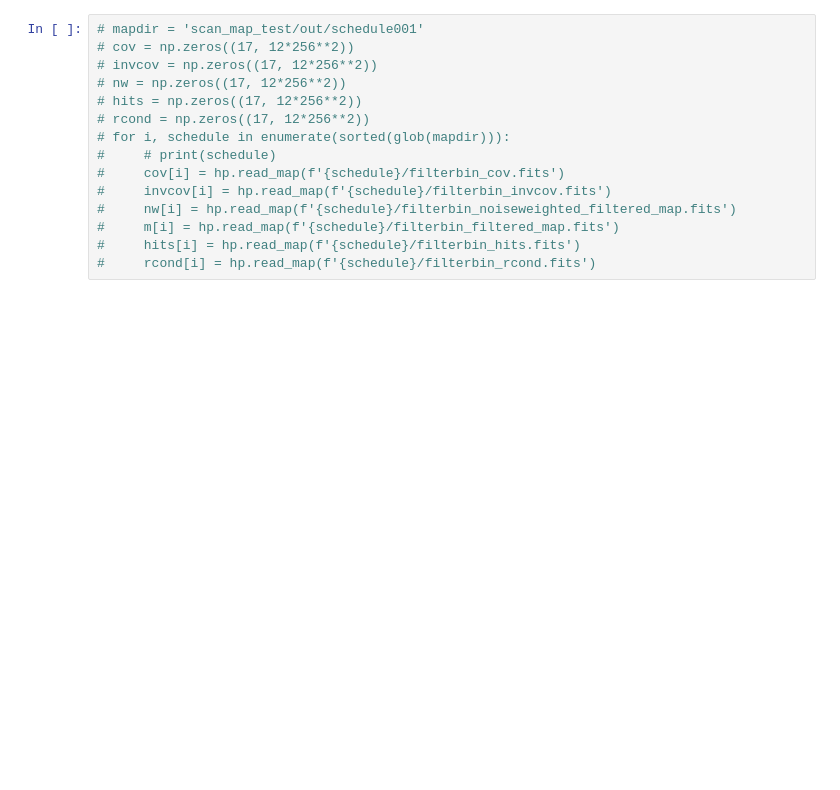
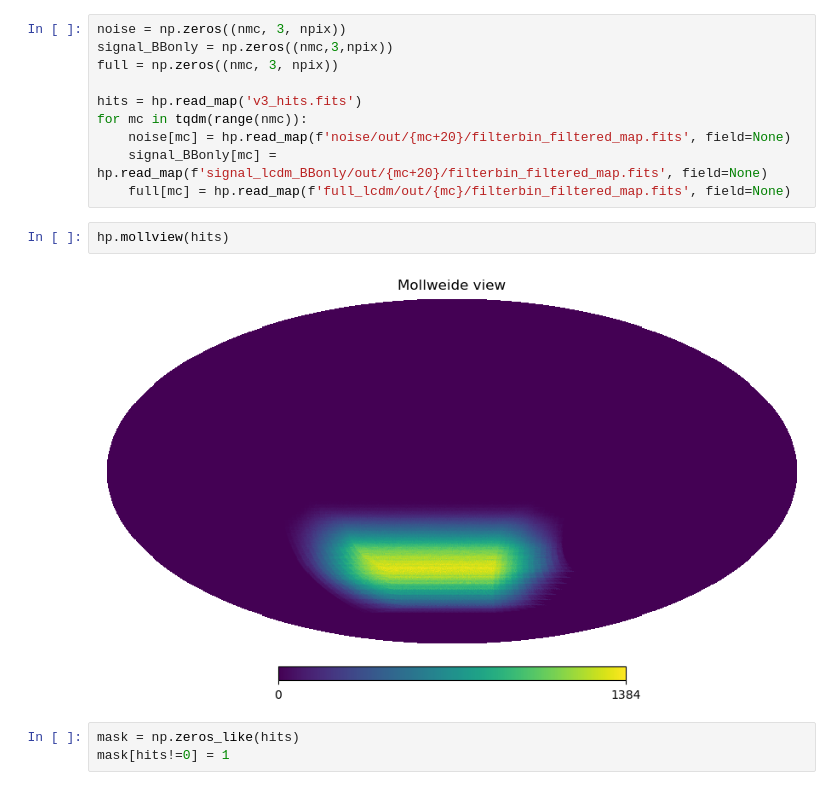
Before and after one commit to catyz/filterbin, a Jupyter notebook: plot.ipynb, the cells around one changed output. Cells and saved outputs as stored; diff of their text form; blank space fills up the shorter version.

```diff
--- a/plot.ipynb
+++ b/plot.ipynb
@@ -14,15 +24,17 @@ rcond = hp.read_map(f'{mapdir}/filterbin_rcond.fits', field=None)
 # %%
-# mapdir = 'scan_map_test/out/schedule001'
-# cov = np.zeros((17, 12*256**2))
-# invcov = np.zeros((17, 12*256**2))
-# nw = np.zeros((17, 12*256**2))
-# hits = np.zeros((17, 12*256**2))
-# rcond = np.zeros((17, 12*256**2))
-# for i, schedule in enumerate(sorted(glob(mapdir))):
-#     # print(schedule)
-#     cov[i] = hp.read_map(f'{schedule}/filterbin_cov.fits')
-#     invcov[i] = hp.read_map(f'{schedule}/filterbin_invcov.fits')
-#     nw[i] = hp.read_map(f'{schedule}/filterbin_noiseweighted_filtered_map.fits')
-#     m[i] = hp.read_map(f'{schedule}/filterbin_filtered_map.fits')
-#     hits[i] = hp.read_map(f'{schedule}/filterbin_hits.fits')
-#     rcond[i] = hp.read_map(f'{schedule}/filterbin_rcond.fits')
+noise = np.zeros((nmc, 3, npix))
+signal_BBonly = np.zeros((nmc,3,npix))
+full = np.zeros((nmc, 3, npix))
+
+hits = hp.read_map('v3_hits.fits')
+for mc in tqdm(range(nmc)):
+    noise[mc] = hp.read_map(f'noise/out/{mc+20}/filterbin_filtered_map.fits', field=None)
+    signal_BBonly[mc] = hp.read_map(f'signal_lcdm_BBonly/out/{mc+20}/filterbin_filtered_map.fits', field=None)
+    full[mc] = hp.read_map(f'full_lcdm/out/{mc}/filterbin_filtered_map.fits', field=None)
+# %%
+hp.mollview(hits)
+# %% [output]
+[figure, added]
+# %%
+mask = np.zeros_like(hits)
+mask[hits!=0] = 1
```
Also changed, not shown: parts of 11 cells of this notebook, 6 other files.
